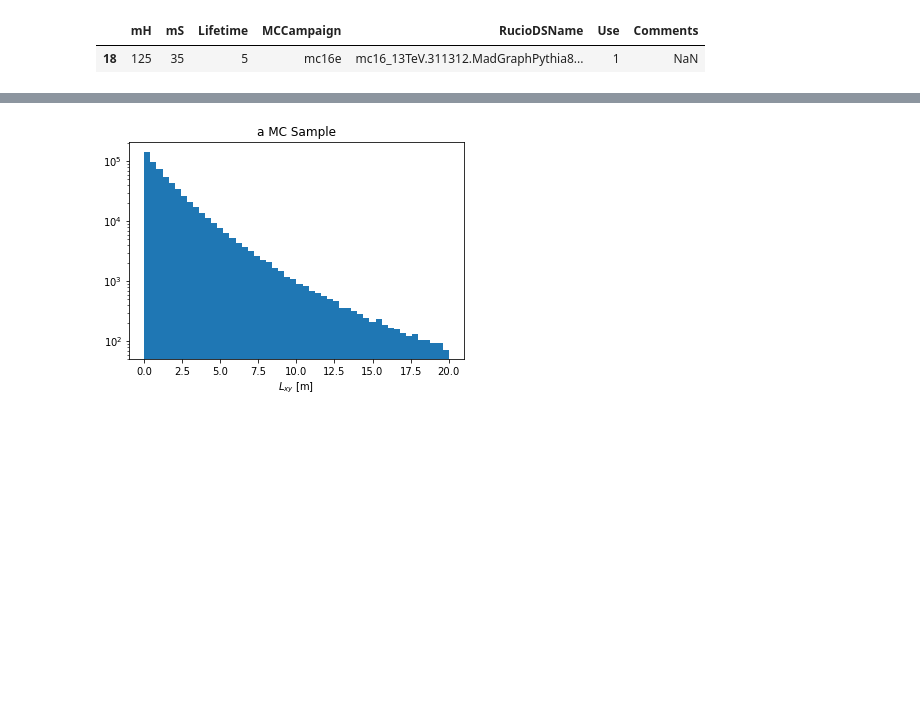
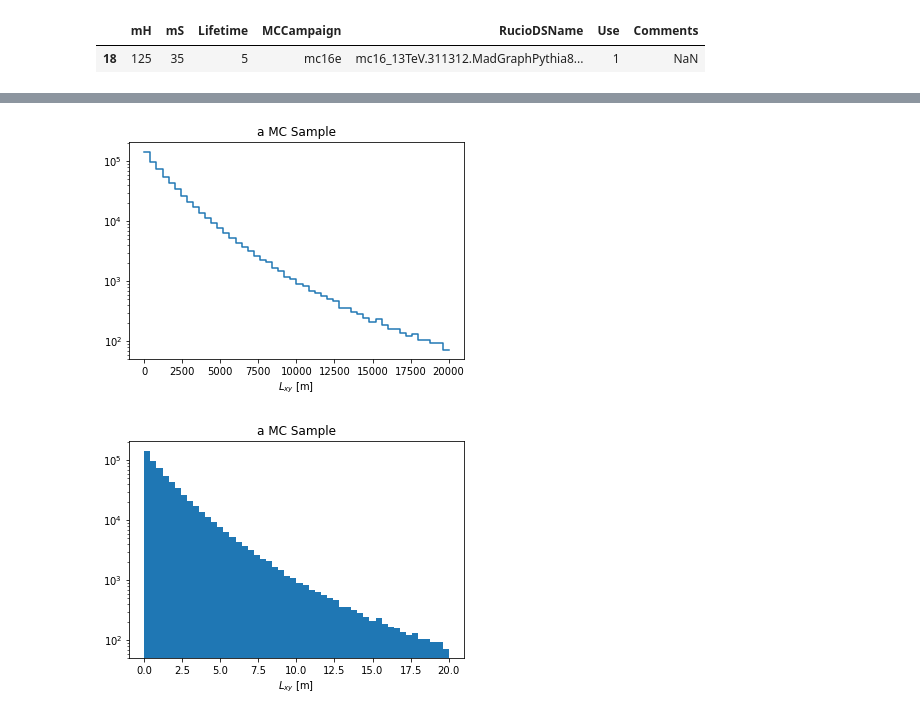
Before and after one commit to gordonwatts/CalMS, a Jupyter notebook: MCStudies/SampleLifetimes.ipynb, the cells around one changed output, grey strips where cells are left out. Saved outputs shown, nothing was run; the diff lists cells and outputs as text; code cells hidden in the pictures; blank space fills up the shorter version.

```diff
--- a/MCStudies/SampleLifetimes.ipynb
+++ b/MCStudies/SampleLifetimes.ipynb
@@ -37,13 +50,14 @@ llp_good_truth = llp_truth[llp_truth.hasProdVtx & llp_truth.hasDecayVtx]
 # %%
 l_prod = a_3v(llp_good_truth.prodVtx)
 l_decay = a_3v(llp_good_truth.decayVtx)
 lxy = (l_decay-l_prod).xy
 
-histogram(lxy, bins=50, range=(0,20))
-
-# lx_prod = make_local(llp_good_truth.prodVtx.x)
-# ly_prod = make_local(llp_good_truth.prodVtx.y)
-# lz_prod = make_local(llp_good_truth.prodVtx.z)
+histogram(lxy, bins=50, range=(0,20000))
+plt.yscale('log')
+plt.xlabel('$L_{xy}$ [m]')
+_ = plt.title('a MC Sample')
+# %% [output]
+[figure, added]
 # %%
 lx_decay = make_local(llp_good_truth.decayVtx.x)
 ly_decay = make_local(llp_good_truth.decayVtx.y)
```
Also changed, not shown: parts of 12 cells of this notebook, 1 other file.
